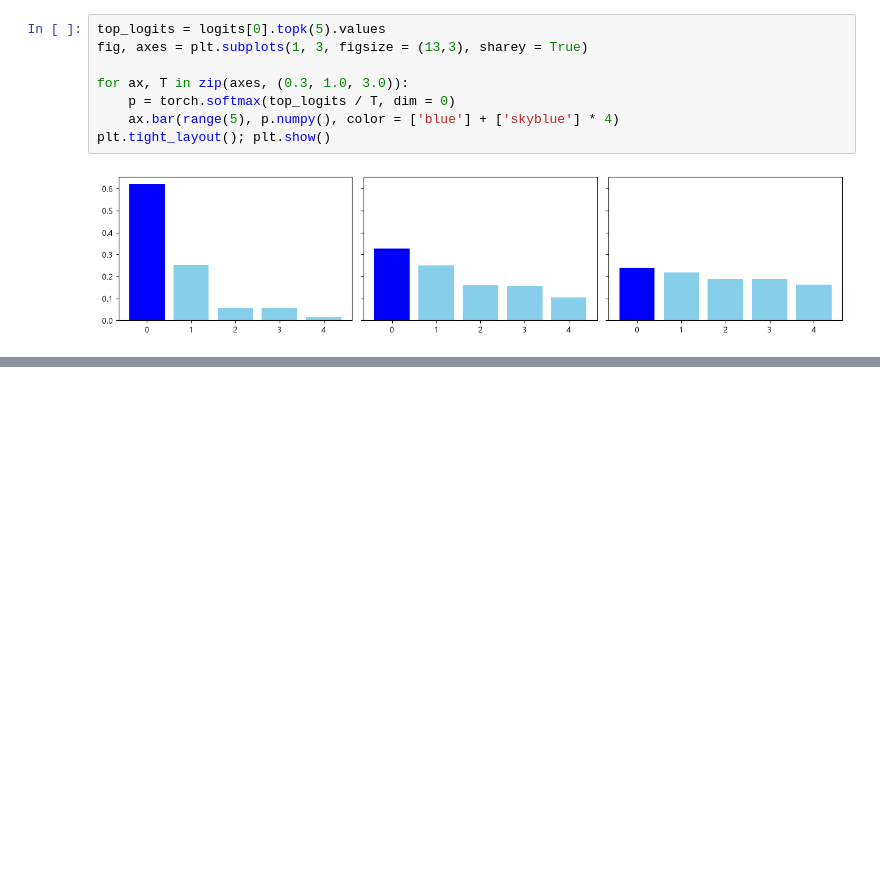
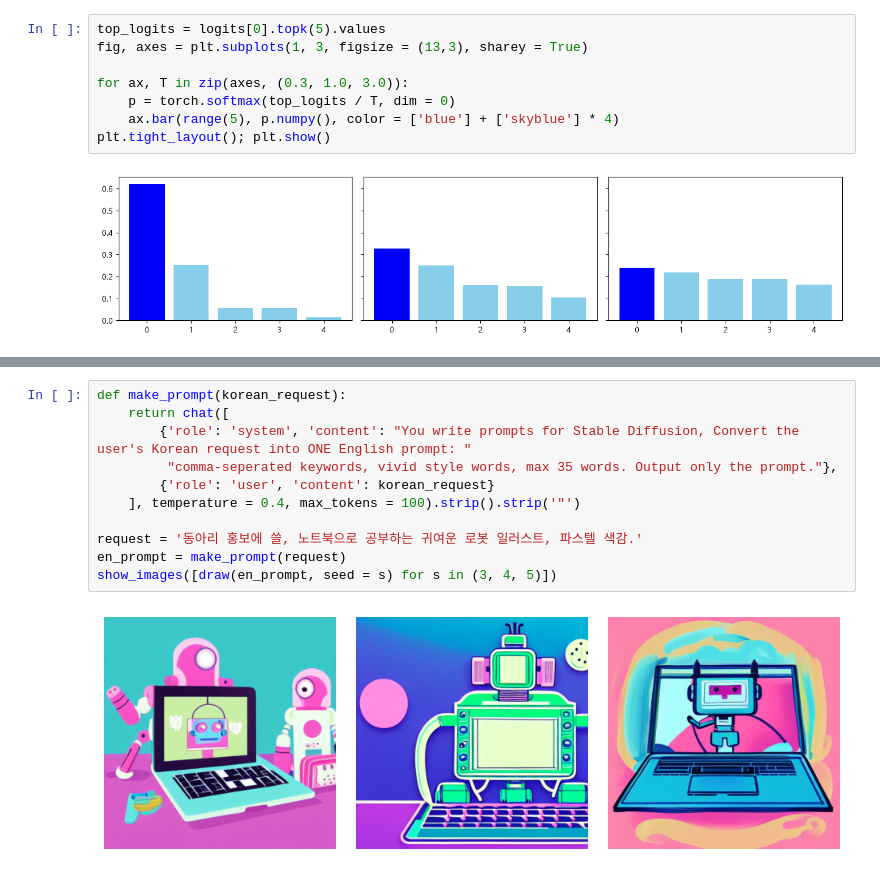
Before and after one commit to sangjun1005/17-KDT, a Jupyter notebook: 17-RAG/TotlaAI.ipynb, the cells around one changed output, grey strips where cells are left out. Cells and saved outputs as stored; diff of their text form; blank space fills up the shorter version.

```diff
--- a/17-RAG/TotlaAI.ipynb
+++ b/17-RAG/TotlaAI.ipynb
@@ -253,0 +979,13 @@ BAAI/bge-reranker-base
+# %%
+def make_prompt(korean_request):
+    return chat([
+        {'role': 'system', 'content': "You write prompts for Stable Diffusion, Convert the user's Korean request into ONE English prompt: "
+         "comma-seperated keywords, vivid style words, max 35 words. Output only the prompt."},
+        {'role': 'user', 'content': korean_request}
+    ], temperature = 0.4, max_tokens = 100).strip().strip('"')
+
+request = '동아리 홍보에 쓸, 노트북으로 공부하는 귀여운 로봇 일러스트, 파스텔 색감.'
+en_prompt = make_prompt(request)
+show_images([draw(en_prompt, seed = s) for s in (3, 4, 5)])
+# %% [output]
+[figure, added]
```
Also changed, not shown: parts of 29 cells of this notebook, 11 other files.
